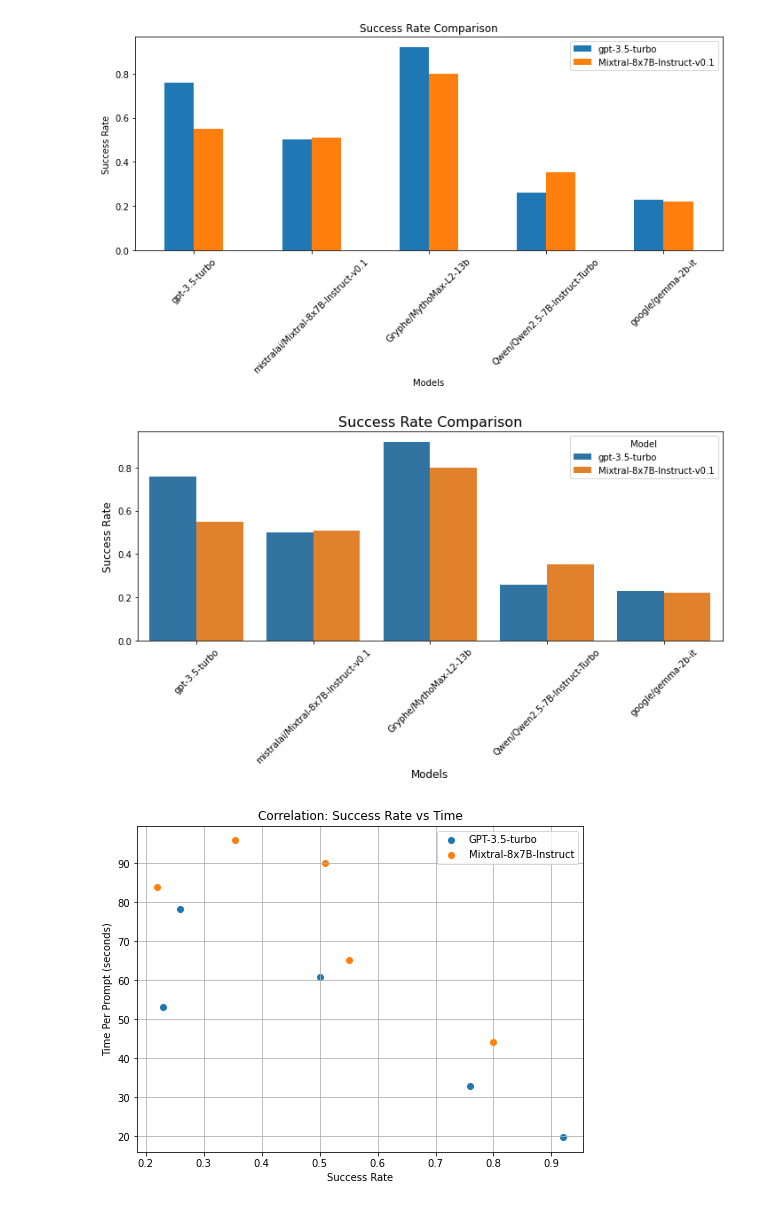
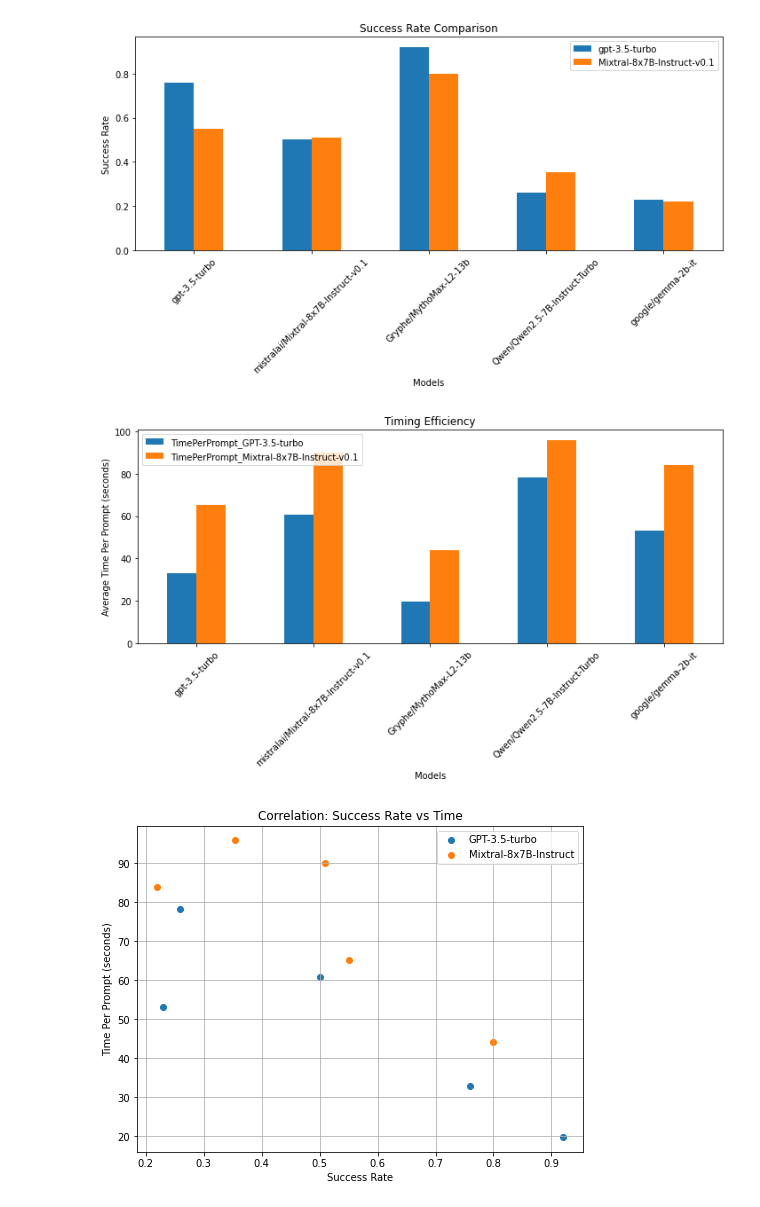
Before and after one commit to Dante-t0/pair-implementation, a Jupyter notebook: graphs.ipynb, the cells around one changed output. Cells and saved outputs as stored; diff of their text form; code cells hidden in the pictures.

Commit message:
added more figs to images

```diff
--- a/graphs.ipynb
+++ b/graphs.ipynb
@@ -33,29 +33,25 @@ plt.savefig("images/success_rate_comparison.png", dpi=300, bbox_inches='tight')
 plt.show()
 # %% [output]
 [figure]
-# %%
-df_melted = df.melt(id_vars='target_model',
-                            value_vars=['gpt-3.5-turbo', 'Mixtral-8x7B-Instruct-v0.1'],
-                            var_name='Model',
-                            value_name='Success Rate')
-
-# Create a bar plot with Seaborn
-plt.figure(figsize=(10, 6))
-sns.barplot(data=df_melted, x='target_model', y='Success Rate', hue='Model')
-
-# Customize the plot
-plt.title('Success Rate Comparison', fontsize=16)
-plt.ylabel('Success Rate', fontsize=12)
-plt.xlabel('Models', fontsize=12)
-plt.xticks(rotation=45, fontsize=10)
-plt.legend(title='Model', fontsize=10)
-plt.tight_layout()
-
-# Save the figure
-plt.savefig("images/success_rate_comparison.png", dpi=300, bbox_inches='tight')
-plt.show()
-# %% [output]
-[figure, removed]
+# %%
+time_columns = [
+    'TimePerPrompt_GPT-3.5-turbo',
+    'TimePerPrompt_Mixtral-8x7B-Instruct-v0.1'
+]
+df[time_columns].plot(
+    kind='bar',
+    figsize=(10, 6),
+    legend=True
+)
+plt.title('Timing Efficiency')
+plt.ylabel('Average Time Per Prompt (seconds)')
+plt.xlabel('Models')
+plt.xticks(ticks=range(len(df['target_model'])), labels=df['target_model'], rotation=45)
+plt.savefig("images/timing_efficiency.png", dpi=300, bbox_inches='tight')
+plt.tight_layout()
+plt.show()
+# %% [output]
+[figure, added]
 # %%
 plt.figure(figsize=(8, 6))
 plt.scatter(df['gpt-3.5-turbo'], df['TimePerPrompt_GPT-3.5-turbo'], label='GPT-3.5-turbo')
```
Also changed, not shown: parts of 2 cells of this notebook, 4 other files.
